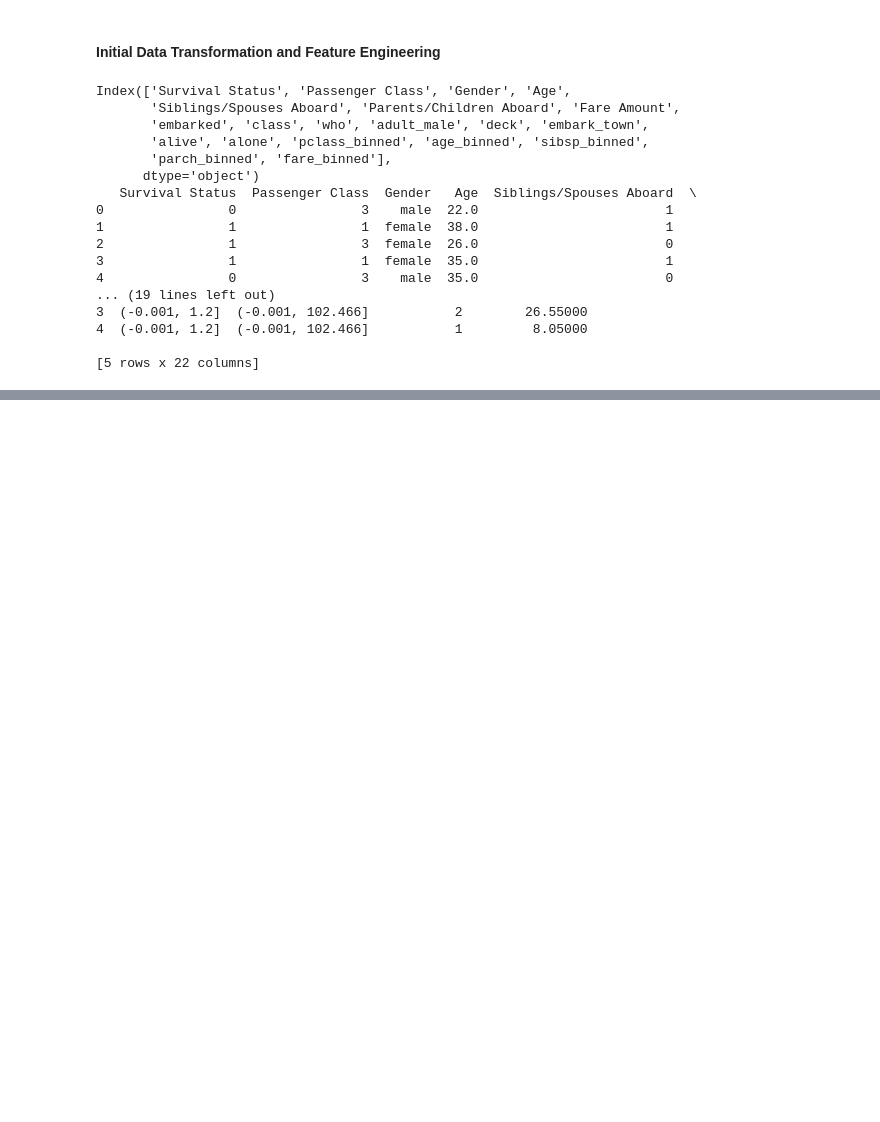
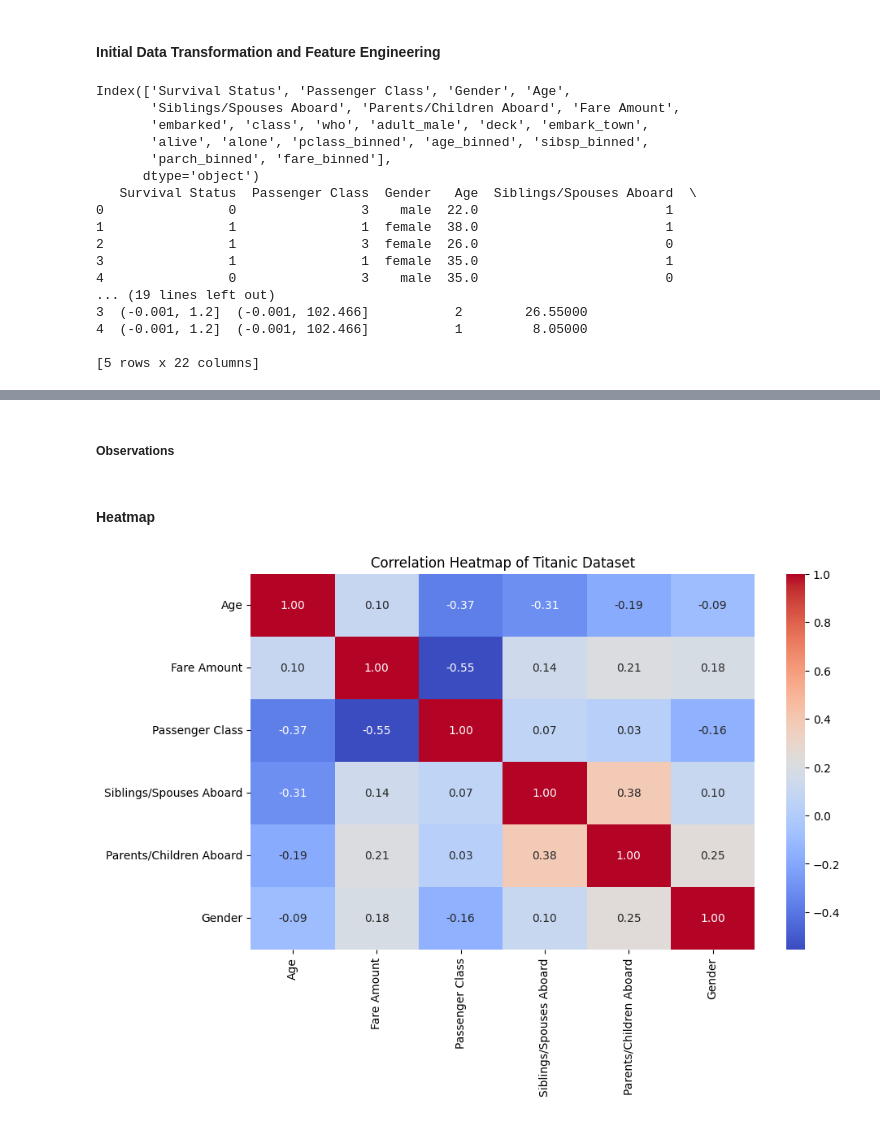
Before and after one commit to BethSpornitz/datafun-06-eda, a Jupyter notebook: bethspornitz_eda.ipynb, the cells around one changed output, grey strips where cells are left out. Cells and saved outputs as stored; diff of their text form; code cells hidden in the pictures; blank space fills up the shorter version.

```diff
--- a/bethspornitz_eda.ipynb
+++ b/bethspornitz_eda.ipynb
@@ -266,0 +297,23 @@ Index(['Survival Status', 'Passenger Class', 'Gender', 'Age',
+# %% [markdown]
+##### Observations
+# %% [markdown]
+#### Heatmap
+# %%
+# Drop rows with missing values in numerical columns
+df = df.dropna(subset=['Age', 'Fare Amount', 'Passenger Class', 'Siblings/Spouses Aboard', 'Parents/Children Aboard'])
+
+# Convert categorical variables to numeric
+df['Gender'] = df['Gender'].map({'male': 0, 'female': 1})  # Encoding Gender
+df['Passenger Class'] = df['Passenger Class'].astype(float)  # Ensure Passenger Class is float for correlation
+
+# Select numerical columns for correlation
+numerical_cols = ['Age', 'Fare Amount', 'Passenger Class', 'Siblings/Spouses Aboard', 'Parents/Children Aboard', 'Gender']
+correlation_matrix = df[numerical_cols].corr()
+
+# Create the heatmap
+plt.figure(figsize=(10, 6))
+sns.heatmap(correlation_matrix, annot=True, cmap='coolwarm', fmt='.2f')
+plt.title('Correlation Heatmap of Titanic Dataset')
+plt.show()
+# %% [output]
+[figure, added]
```
Also changed, not shown: parts of 3 cells of this notebook.
